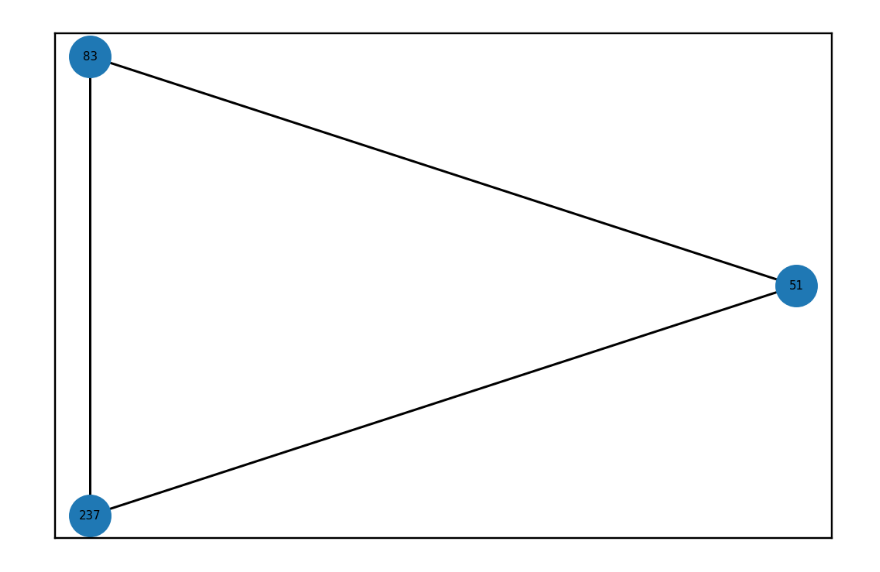
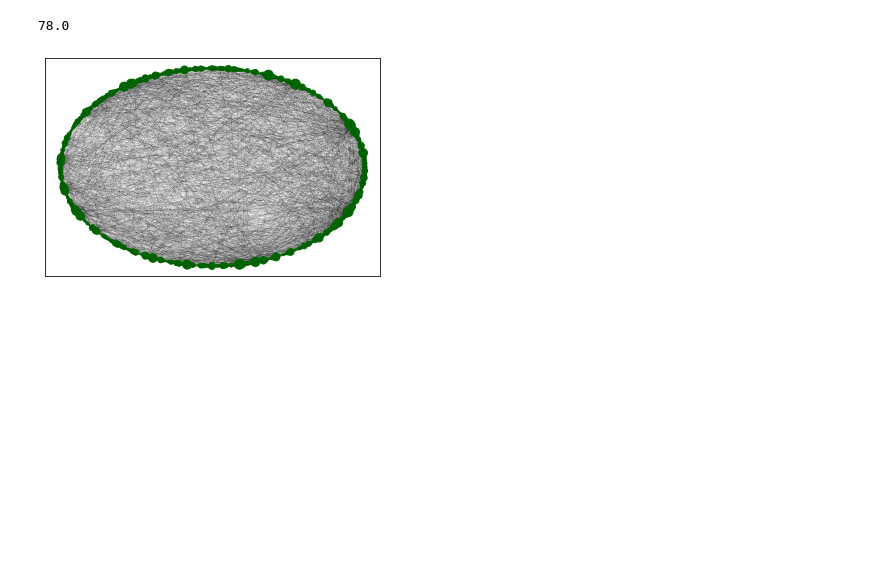
Before and after one commit to mateuslatrova/Social-Circles-Graph-Database, a Jupyter notebook: python/A2.ipynb, the cells around one changed output. Drawn from its saved outputs; the diff is of its cells as text; code cells hidden in the pictures; blank space fills up the shorter version.

```diff
--- a/python/A2.ipynb
+++ b/python/A2.ipynb
@@ -6,8 +7,8 @@ import random
 # %%
-circlesF = open("0.circles","r")
-edgesF = open("0.edges","r")
-featsF = open("0.feat","r")
-featnamesF = open("0.featnames","r")
+circlesF = open("../dataset/0.circles","r")
+edgesF = open("../dataset/0.edges","r")
+featsF = open("../dataset/0.feat","r")
+featnamesF = open("../dataset/0.featnames","r")
 
 G = nx.Graph()
 
@@ -41,60 +42,68 @@ colors = ['aliceblue', 'antiquewhite', 'aqua', 'aquamarine', 'azure', 'beige', '
         'rosybrown', 'royalblue', 'saddlebrown', 'salmon', 'sandybrown', 'seagreen', 'seashell', 'sienna',
          'silver', 'skyblue', 'slateblue', 'slategray', 'slategrey', 'snow', 'springgreen', 'steelblue', 'tan', 'teal', 'thistle', 'tomato', 'turquoise', 'violet', 'wheat', 'white', 'whitesmoke','yellow', 'yellowgreen']
 
+featnames = []
+for line in featnamesF:
+    splittedLine = line.split()
+    word = ""
+    for j in range(1,len(splittedLine)-1):
+        word += splittedLine[j] + " "
+    word += splittedLine[len(splittedLine)-1]
+    featnames.append(word)
+
 i = 1
 
 for line in featsF:
-    G.add_node(i,color=random.choice(colors))
+    G.add_node(i)
+    splittedLine = line.split()
+    j = 1
+    for featname in featnames:
+        G.nodes[i][featname] = int(splittedLine[j])
+        j += 1
     i += 1
 
 for line in edgesF:
     words = line.split()
     e1 = int(words[0])
     e2 = int(words[1])
     G.add_edge(e1,e2)
 
-popularity = [1] * len(G.nodes())
+popularity = [1.0] * len(G.nodes())
 
 for edge in G.edges():
     popularity[edge[0]-1] += 1
     popularity[edge[1]-1] += 1
 
+maxElem = max(popularity)
+print(maxElem)
+for j in range(len(popularity)):
+    popularity[j] /= (maxElem / 10)
+
+i = 1
 for pop in popularity:
-    pop /= 10
+    G.nodes[i]["popularity"] = pop
+    i += 1
 
 posG = nx.circular_layout(G)  # positions for all nodes
 
 labels = {}
-for g in G.nodes():
+for g in range(1,len(G.nodes())):
     labels[g] = g
 
-#nx.draw_networkx(G,
-#                 pos=pos,
-#                 label="Social Circles",
-#                 labels=labels,
-#                 with_labels=True,
-#                 font_size=1,
-#                 width=0.05,
-#                 #node_color=[nx.get_node_attributes(G,'color')[g] for g in G.nodes()],
-#                 node_size=popularity
-#                 )
+popularity = np.array(popularity)
 
-g = nx.cycle_graph(circles[3])
-posg = nx.circular_layout(g)
-
-
-nx.draw_networkx(g,
-                 pos=posg,
-                 label="Circle 0",
-                 #labels=labels,
-                 #with_labels=True,
-                 font_size=5,
-                 width=1,
-                 #node_color=[nx.get_node_attributes(G,'color')[g] for g in G.nodes()],
-                 #node_size=popularity
+nx.draw_networkx(G,
+                 pos=posG,
+                 label="Social Circles",
+                 labels=labels,
+                 with_labels=True,
+                 font_size=1,
+                 width=0.05,
+                 node_color=random.choice(colors),
+                 node_size=popularity * 10
                  )
 
-
 plt.show()
 # %% [output]
+78.0
-[figure, old version]
+[figure, new version]
```
Also changed, not shown: parts of 2 cells of this notebook.
